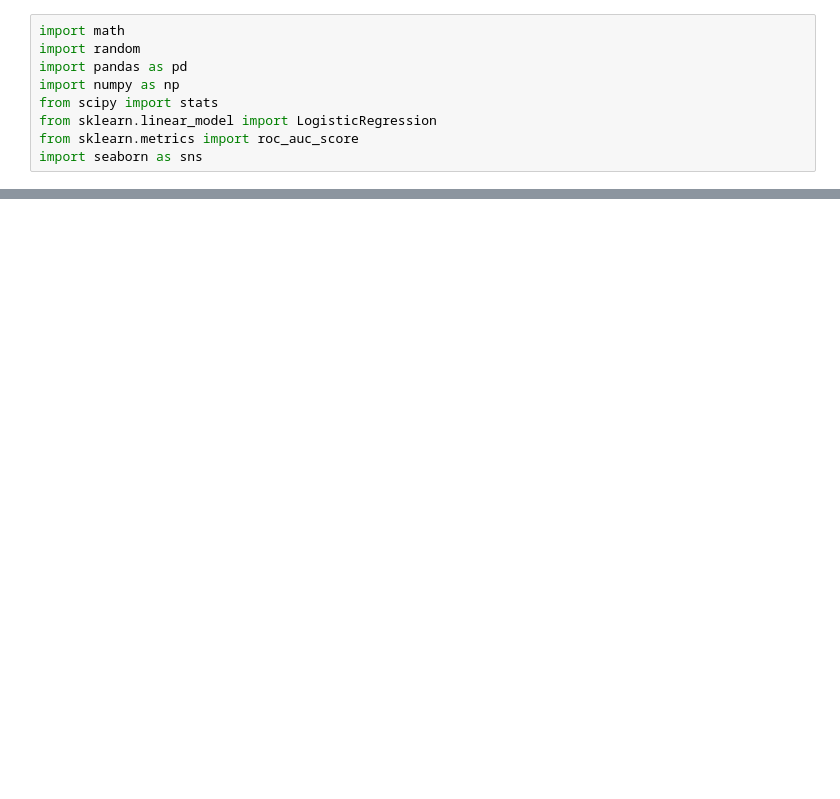
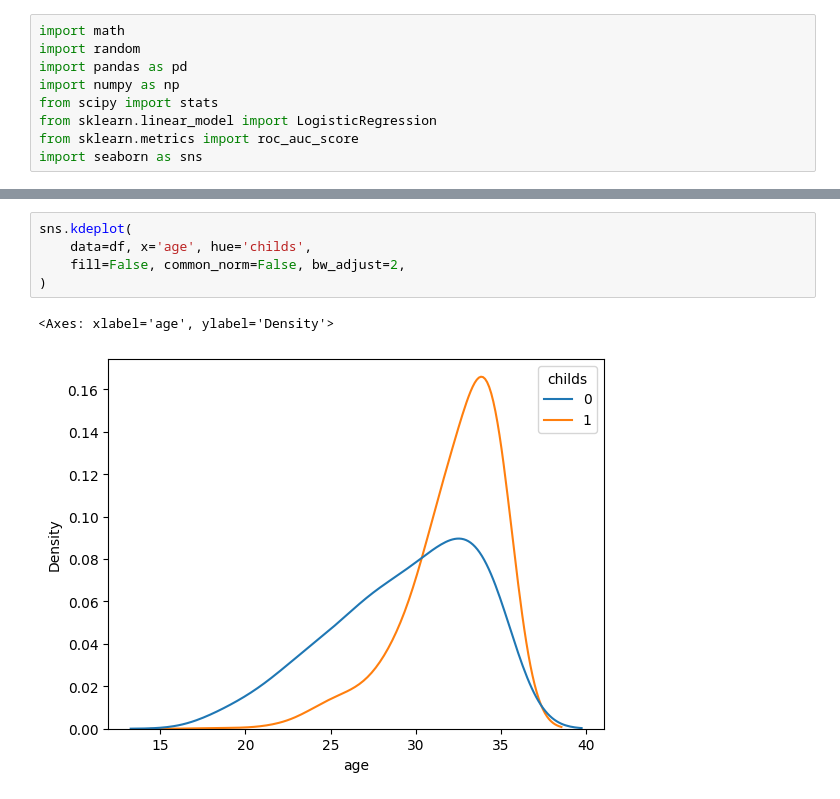
Before and after one commit to wwwwwwwwwwwwwwwwwwwwwwwwwwwwwww122/dissertation, a Jupyter notebook: main.ipynb, the cells around one changed output, grey strips where cells are left out. Drawn from its saved outputs; the diff is of its cells as text; blank space fills up the shorter version.

```diff
--- a/main.ipynb
+++ b/main.ipynb
@@ -207,0 +258,8 @@ df = df.fillna(0)
+# %%
+sns.kdeplot(
+    data=df, x='age', hue='childs',
+    fill=False, common_norm=False, bw_adjust=2,
+)
+# %% [output]
+<Axes: xlabel='age', ylabel='Density'>
+[figure, added]
```
Also changed, not shown: parts of 13 cells of this notebook, 1 other file.
